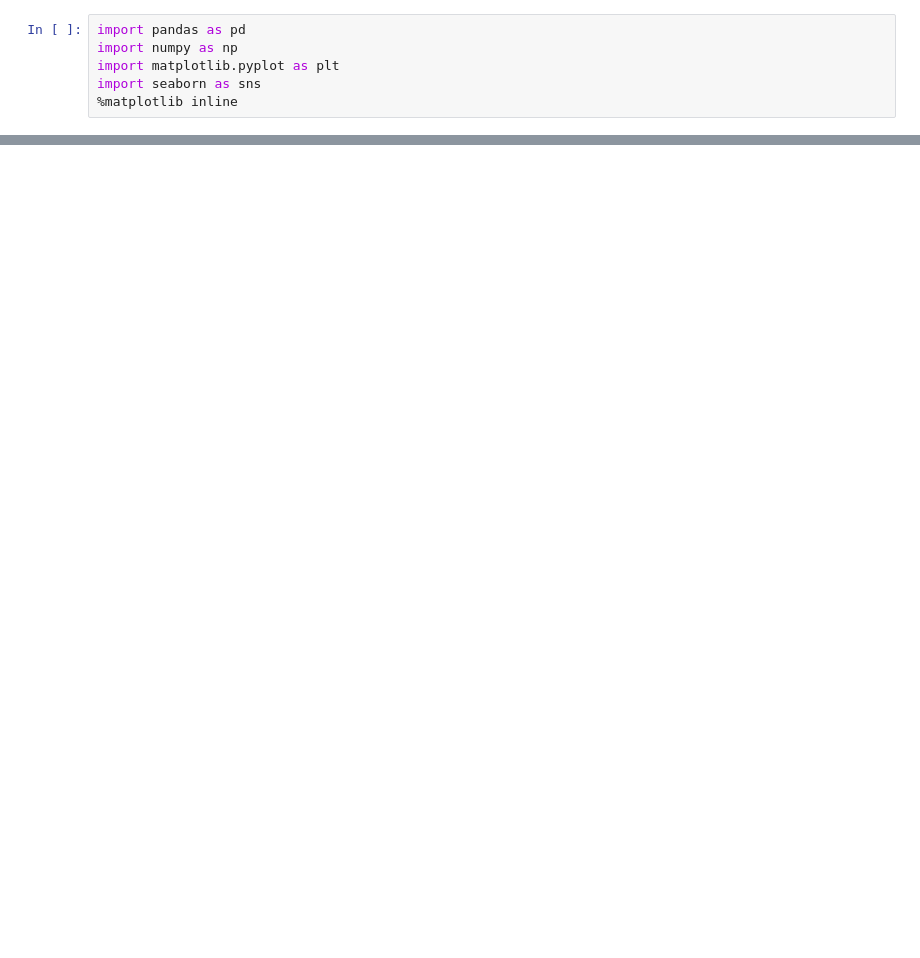
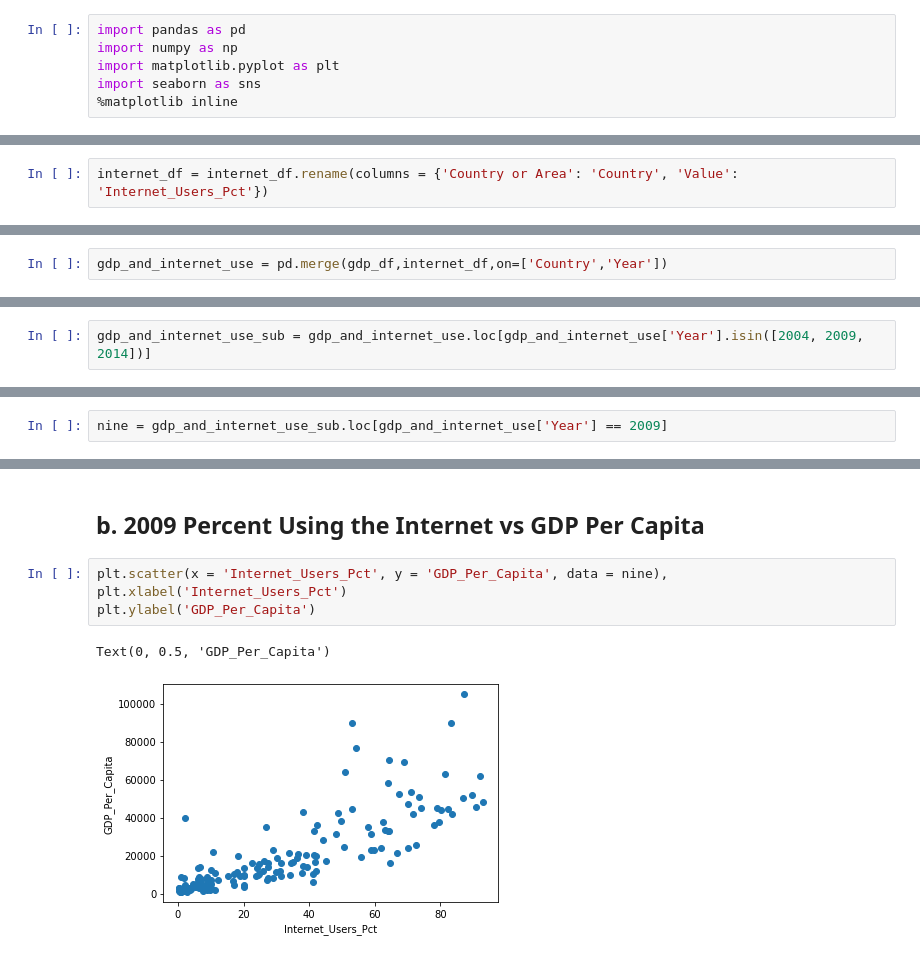
Before and after one commit to MaGoodman12/gdp-and-internet-usage-MaGoodman12, a Jupyter notebook: Jupyter_notebooks/internet_project.ipynb, the cells around one changed output, grey strips where cells are left out. Drawn from its saved outputs; the diff is of its cells as text; blank space fills up the shorter version.

```diff
--- a/Jupyter_notebooks/internet_project.ipynb
+++ b/Jupyter_notebooks/internet_project.ipynb
@@ -181,0 +79,2 @@ BONUS: Download another data set from the UN data (http://data.un.org/Explorer.a
+# %%
+internet_df = internet_df.rename(columns = {'Country or Area': 'Country', 'Value': 'Internet_Users_Pct'})
@@ -181,0 +83,2 @@ BONUS: Download another data set from the UN data (http://data.un.org/Explorer.a
+# %%
+gdp_and_internet_use = pd.merge(gdp_df,internet_df,on=['Country','Year'])
@@ -181,0 +109,2 @@ BONUS: Download another data set from the UN data (http://data.un.org/Explorer.a
+# %%
+gdp_and_internet_use_sub = gdp_and_internet_use.loc[gdp_and_internet_use['Year'].isin([2004, 2009, 2014])]
@@ -181,0 +131,2 @@ BONUS: Download another data set from the UN data (http://data.un.org/Explorer.a
+# %%
+nine = gdp_and_internet_use_sub.loc[gdp_and_internet_use['Year'] == 2009]
@@ -181,0 +296,9 @@ BONUS: Download another data set from the UN data (http://data.un.org/Explorer.a
+# %% [markdown]
+## b. 2009 Percent Using the Internet vs GDP Per Capita
+# %%
+plt.scatter(x = 'Internet_Users_Pct', y = 'GDP_Per_Capita', data = nine),
+plt.xlabel('Internet_Users_Pct')
+plt.ylabel('GDP_Per_Capita')
+# %% [output]
+Text(0, 0.5, 'GDP_Per_Capita')
+[figure, added]
```
Also changed, not shown: parts of 101 cells of this notebook.
